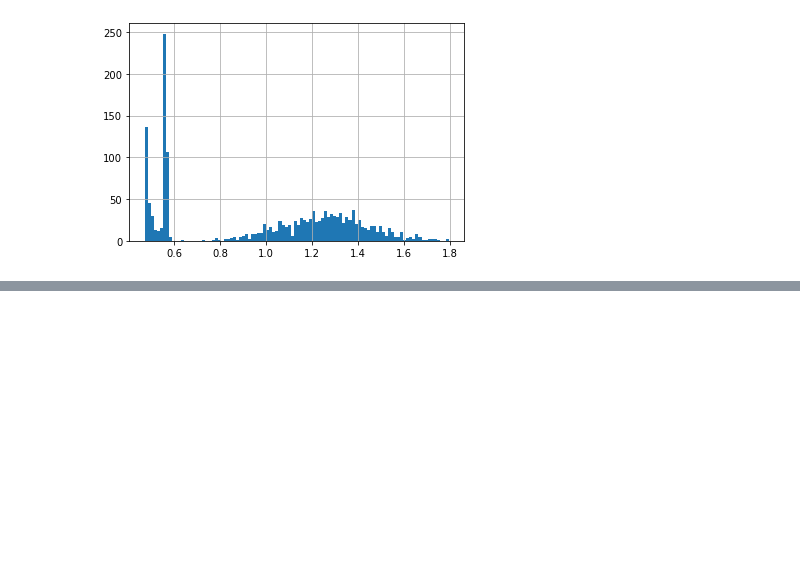
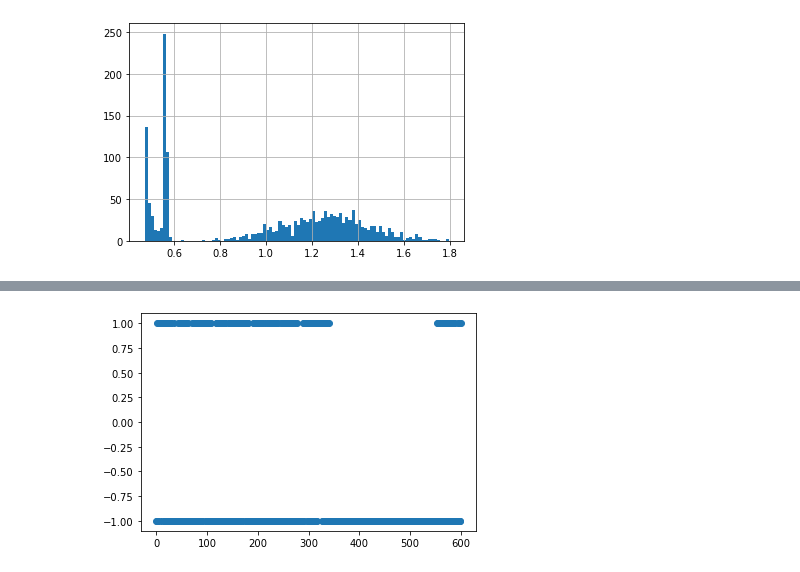
Before and after one commit to hotshot07/thesis, a Jupyter notebook: notebooks/Generating_synthetic_data.ipynb, the cells around one changed output, grey strips where cells are left out. Saved outputs shown, nothing was run; the diff lists cells and outputs as text; code cells hidden in the pictures; blank space fills up the shorter version.

```diff
--- a/notebooks/Generating_synthetic_data.ipynb
+++ b/notebooks/Generating_synthetic_data.ipynb
@@ -310,0 +331,8 @@ plt.show()
+# %%
+from sklearn.svm import OneClassSVM
+clf = OneClassSVM(nu=0.1, kernel="rbf", gamma=0.1).fit(np.array(list(df_nor['packet'])).reshape(-1,1))
+predi = clf.predict(np.array(list(df['packet'])).reshape(-1,1))
+plt.scatter(x = [x for x in range(len(predi))], y = predi)
+plt.show()
+# %% [output]
+[figure, added]
```
Also changed, not shown: parts of 13 cells of this notebook.
